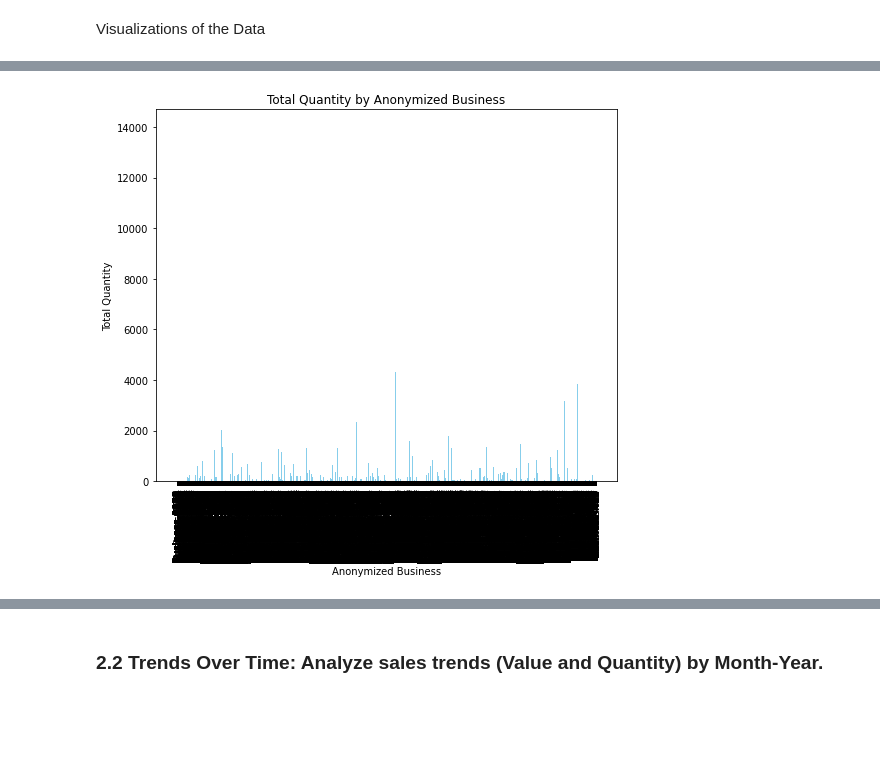
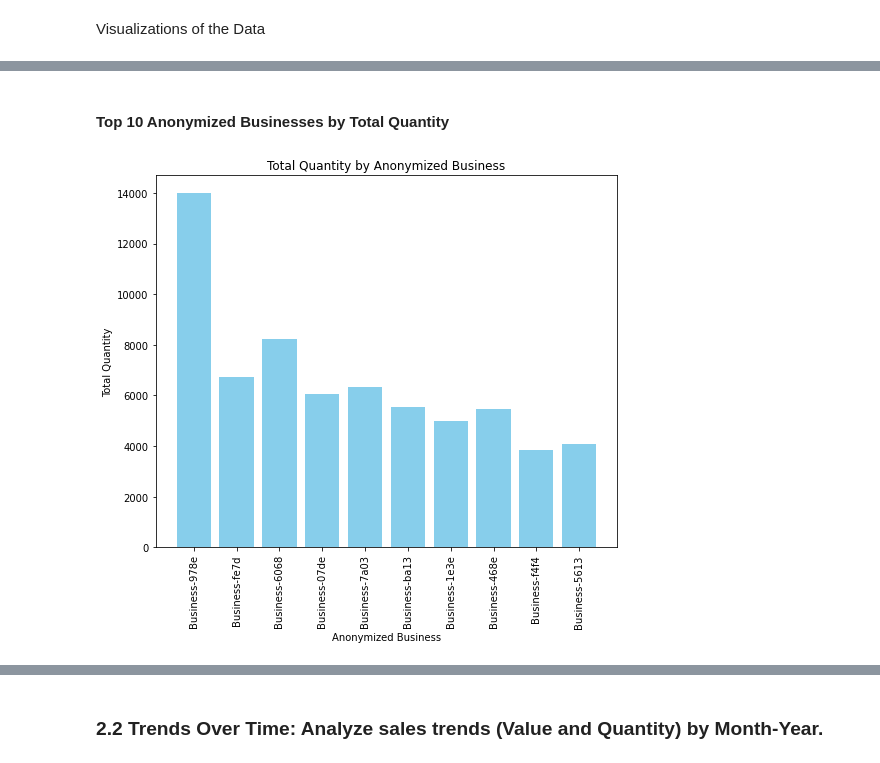
Before and after one commit to wambuiGicheha/kwanza_tukule_TechAssement, a Jupyter notebook: index.ipynb, the cells around one changed output, grey strips where cells are left out. Drawn from its saved outputs; the diff is of its cells as text; code cells hidden in the pictures; blank space fills up the shorter version.

```diff
--- a/index.ipynb
+++ b/index.ipynb
@@ -283,12 +283,14 @@ kt_clean_df.head(2)
 2.1 Calculate Total Quantity and Value
 # %%
 # Calculate total Quantity and Value grouped by Anonymized Category
-category_grouped = kt_clean_df.groupby('anonymized_category').agg({'quantity': 'sum', 'unit_price': 'sum'}).reset_index()
-category_grouped['total_value'] = category_grouped['quantity'] * category_grouped['unit_price']
 
-# Order by highest total_value
-category_grouped = category_grouped.sort_values(by='total_value', ascending=False)
+#calculate the value for each row
+kt_clean_df['total_value'] = kt_clean_df['quantity'] * kt_clean_df['unit_price']
 
-# Display the ordered grouped data
-print(category_grouped)
+#Group by anonymized category and aggregate total quantity and value
+grouped_category = kt_clean_df.groupby('anonymized_category').agg({'quantity': 'sum', 'total_value': 'sum'}).reset_index()
+
+# Sort the grouped dataframe by total value in descending order
+grouped_category = grouped_category.sort_values(by='total_value', ascending=False)
+print(grouped_category)
 # %% [output]
@@ -371,0 +350,11 @@ Visualizations for Anonymized Business
+# %%
+# Calculate total Quantity and Value grouped by Anonymized Business
+business_grouped = kt_clean_df.groupby('anonymized_business').agg({'quantity': 'sum', 'total_value': 'sum'}).reset_index()
+
+
+# Sort the grouped dataframe by total value in descending order
+business_grouped = business_grouped.sort_values(by='total_value', ascending=False)
+
+
+# Display the grouped data
+business_grouped.head(10)
@@ -372,15 +392,17 @@ Visualizations for Anonymized Business
+# %% [markdown]
+#### Top 10 Anonymized Businesses by Total Quantity
 # %%
 # Plot total Quantity and Value grouped by Anonymized Business
 plt.figure(figsize=(14, 7))
 
 # Total Quantity by Anonymized Business
 plt.subplot(1, 2, 1)
-plt.bar(business_grouped['anonymized_business'], business_grouped['quantity'], color='skyblue')
+plt.bar(business_grouped['anonymized_business'][:10], business_grouped['quantity'][:10], color='skyblue')
 plt.xlabel('Anonymized Business')
 plt.ylabel('Total Quantity')
 plt.title('Total Quantity by Anonymized Business')
 plt.xticks(rotation=90)
 plt.tight_layout()
 plt.show()
 # %% [output]
-[figure, old version]
+[figure, new version]
```
Also changed, not shown: parts of 12 cells of this notebook.
